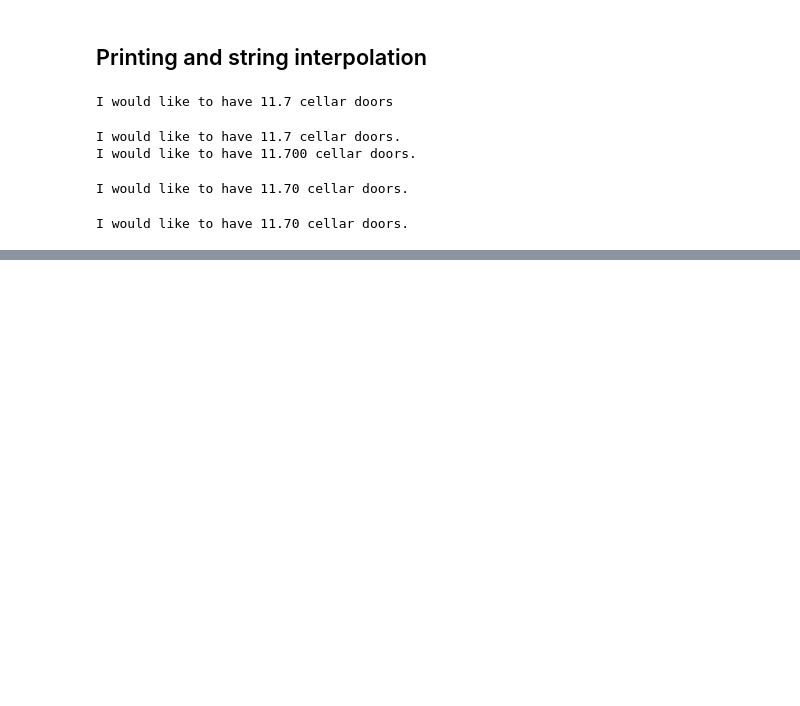
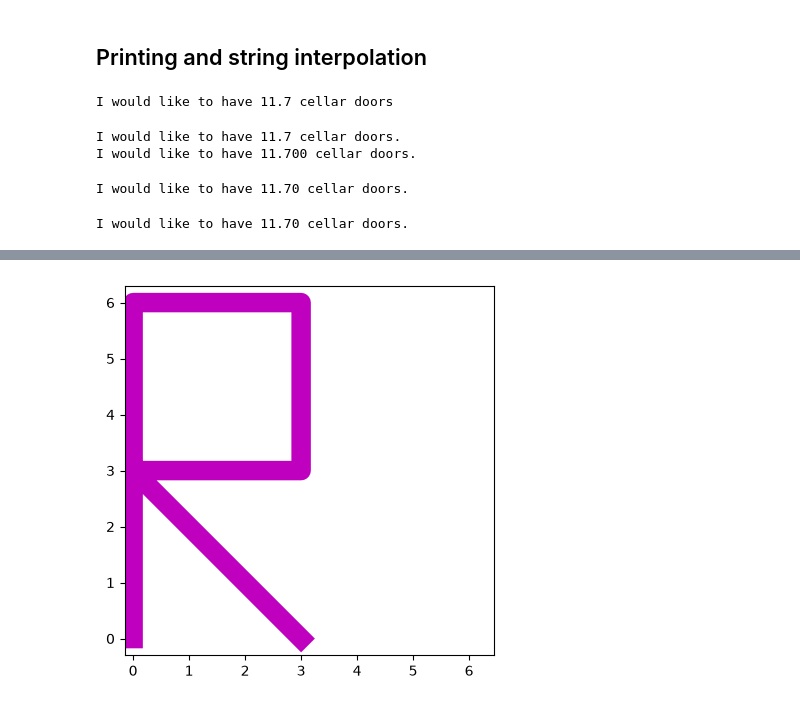
Before and after one commit to ISO158/udemy-deep-learning-cohen, a Jupyter notebook: 00-intro_python/text_plots.ipynb, the cells around one changed output, grey strips where cells are left out. Cells and saved outputs as stored; diff of their text form; code cells hidden in the pictures; blank space fills up the shorter version.

```diff
--- a/00-intro_python/text_plots.ipynb
+++ b/00-intro_python/text_plots.ipynb
@@ -68,0 +80,11 @@ z is the 26th letter.
+# %%
+# Exercise: draw your favorite letter!
+
+x = [0,0,3,3,0,3]
+y = [0,6,6,3,3,0]
+
+plt.plot(x,y,'m',linewidth=14)
+plt.axis('square')
+plt.show()
+# %% [output]
+[figure, added]
```
Also changed, not shown: parts of 22 cells of this notebook.
